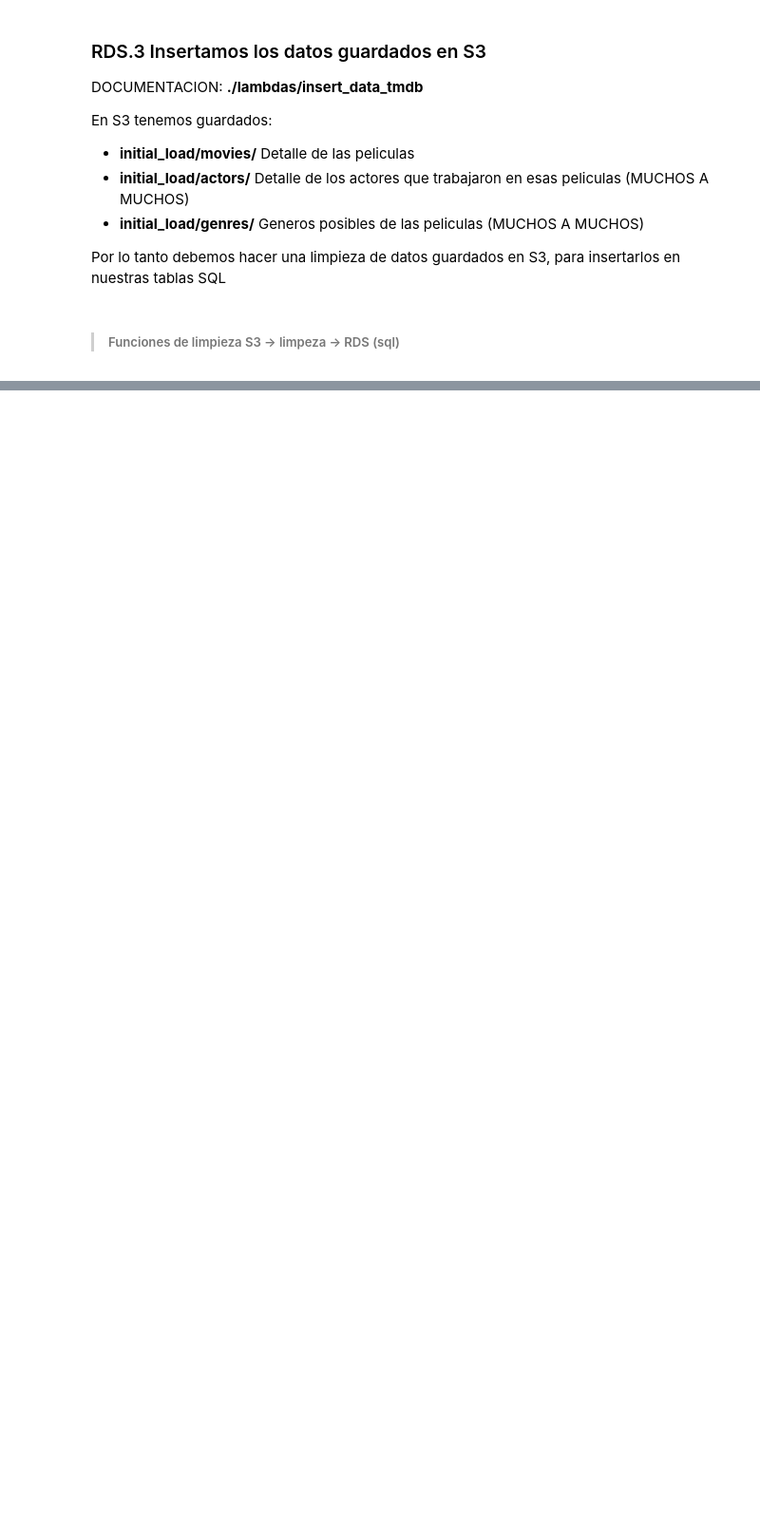
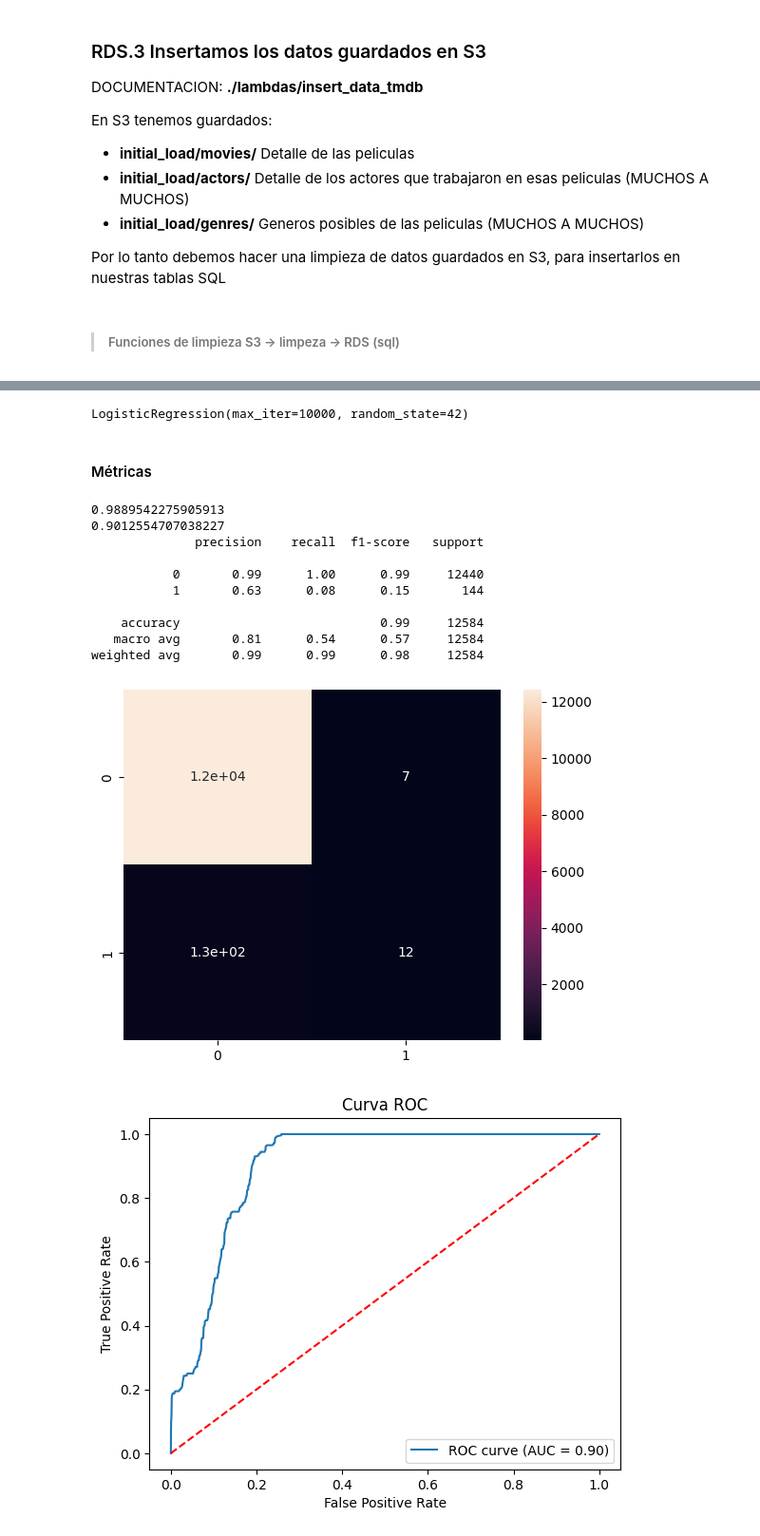
Before and after one commit to CarlosRolan/dai03rt_proyecto, a Jupyter notebook: entregar.ipynb, the cells around one changed output, grey strips where cells are left out. Shown at 95% size. Saved outputs shown, nothing was run; the diff lists cells and outputs as text; code cells hidden in the pictures; blank space fills up the shorter version.

```diff
--- a/entregar.ipynb
+++ b/entregar.ipynb
@@ -806,0 +1040,15 @@ invocar_lambda("insert_data_tmdb", {
+# %%
+from sklearn.model_selection import train_test_split
+from sklearn.preprocessing import StandardScaler
+from sklearn.linear_model import LogisticRegression
+
+X = data_set.drop("success", axis=1)
+y = data_set["success"]
+
+X_train, X_test, y_train, y_test = train_test_split(X, y, test_size=.2, random_state=42)
+
+# Escalado
+scaler = StandardScaler()
+
+X_train_scaled = scaler.fit_transform(X_train)
+X_test_scaled = scaler.transform(X_test)
@@ -806,0 +1057,51 @@ invocar_lambda("insert_data_tmdb", {
+# %%
+clf = LogisticRegression(random_state=42, max_iter=10_000)
+
+clf.fit(X_train_scaled, y_train)
+# %% [output]
+LogisticRegression(max_iter=10000, random_state=42)
+# %% [markdown]
+#### Métricas
+# %%
+y_pred = clf.predict(X_test_scaled)
+y_proba = clf.predict_proba(X_test_scaled)
+
+acc = accuracy_score(y_test, y_pred)
+cm = confusion_matrix(y_test, y_pred)
+report = classification_report(y_test, y_pred)
+f1score_ = f1_score(y_test, y_pred)
+recall = recall_score(y_test, y_pred, average=None)
+roc_auc = roc_auc_score(y_test, y_proba[:,1])
+fpr, tpr, thresholds = roc_curve(y_test, y_proba[:,1])
+
+print(acc)
+print(roc_auc)
+print(report)
+
+
+# Matriz de confusion
+confusion_matrix_ = sns.heatmap(data=cm, annot=True)
+plt.show()
+
+# ROC-AUC grafico
+sns.lineplot(x=fpr, y=tpr, label=f"ROC curve (AUC = {roc_auc:.2f})")
+sns.lineplot(x=[0,1], y=[0,1], color="red", linestyle="--")
+
+plt.xlabel("False Positive Rate")
+plt.ylabel("True Positive Rate")
+plt.title("Curva ROC")
+plt.legend()
+plt.show()
+# %% [output]
+0.9889542275905913
+0.9012554707038227
+              precision    recall  f1-score   support
+
+           0       0.99      1.00      0.99     12440
+           1       0.63      0.08      0.15       144
+
+    accuracy                           0.99     12584
+   macro avg       0.81      0.54      0.57     12584
+weighted avg       0.99      0.99      0.98     12584
+[figure, added]
+[figure, added]
```
Also changed, not shown: parts of 66 cells of this notebook, 3 other files.
